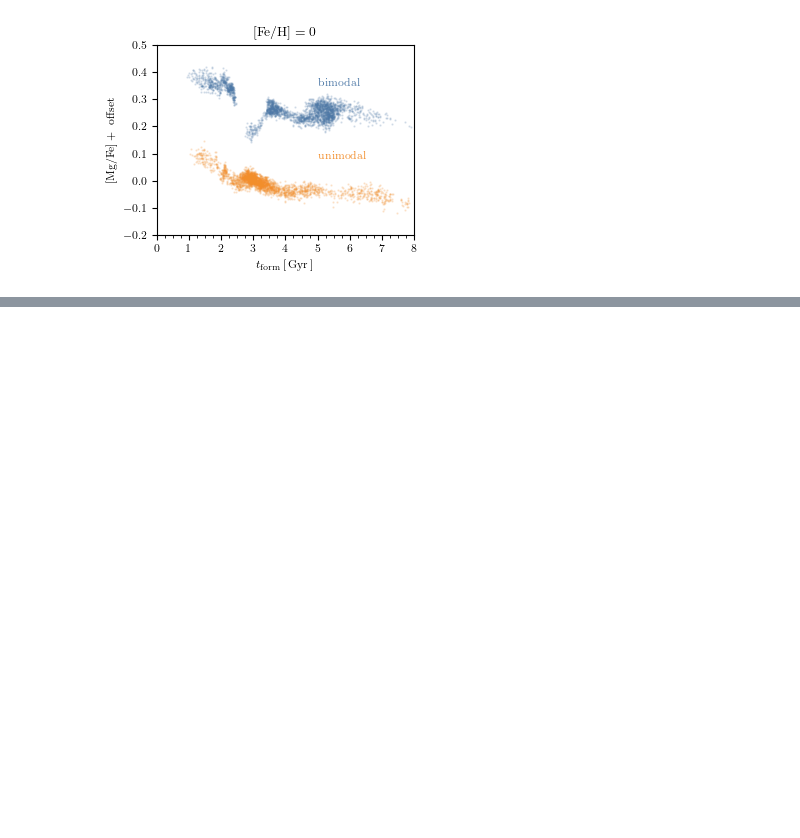
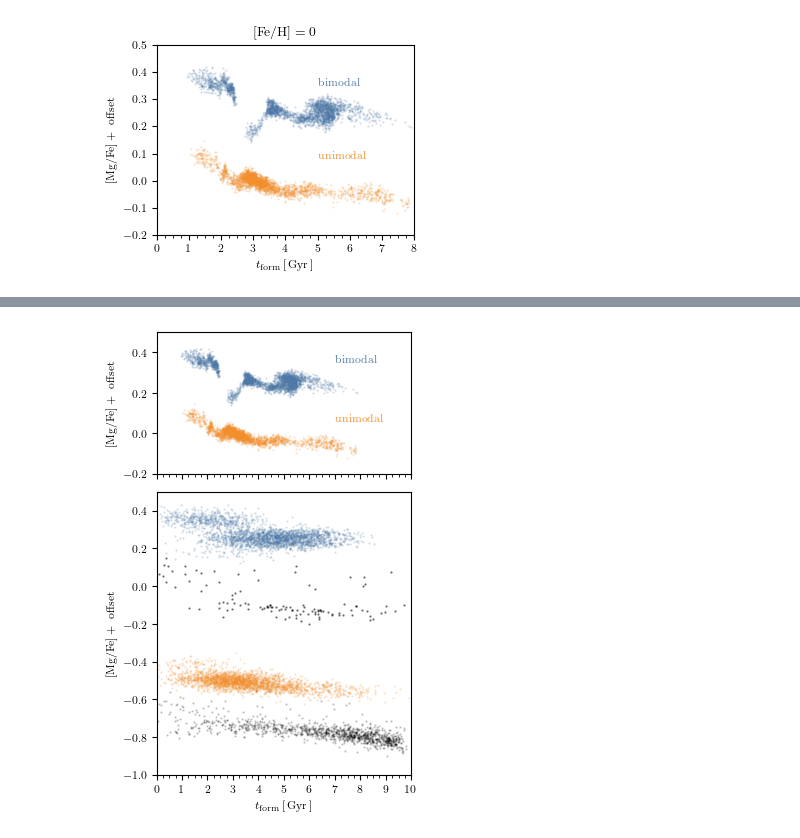
Before and after one commit to gusbeane/GSEgas, a Jupyter notebook: plots/alpha_vs_tform/alpha_vs_tform.ipynb, the cells around one changed output, grey strips where cells are left out. Cells and saved outputs as stored; diff of their text form; code cells hidden in the pictures; blank space fills up the shorter version.

Commit message:
Add obserr alpha tform

```diff
--- a/plots/alpha_vs_tform/alpha_vs_tform.ipynb
+++ b/plots/alpha_vs_tform/alpha_vs_tform.ipynb
@@ -45,6 +45,9 @@ sim0 = ('142', '116', '04')
 sim1 = ('129', '116', '04')
 # %%
 def load_galaxy(sim, idx=320):
+    if sim=='iso':
+        return galaxy.Galaxy(basepath + 'runs/MW7iso/lvl4-Ngb64/output', idx, orient=True)
+
     Rs, Vv, ecc = sim
     key = 'lvl4-Rs'+Rs+'-Vv'+Vv+'-e'+ecc
     return galaxy.Galaxy(basepath + 'runs/MW7_GSE4-eRVgrid-lvl4/' + key + '/output',
@@ -115,3 +120,11 @@ fig.tight_layout()
 fig.savefig('alpha_vs_tform.pdf')
 # %% [output]
 [figure]
+# %%
+# Now get APOKASC2 ages
+from astropy.coordinates import SkyCoord, Galactic, Galactocentric
+from astropy import units as u
+from astropy.io import fits, ascii
+
+fname = '../../data/APOKASC3/Table4.data'
+data = ascii.read(fname)
@@ -117,0 +319,5 @@ fig.savefig('alpha_vs_tform.pdf')
+# %%
+%%time
+N_FeH = 8
+N_MgFe = 8
+MWdat = get_MW_plot_data(N_FeH=N_FeH, N_MgFe=N_MgFe)
@@ -117,0 +329,69 @@ fig.savefig('alpha_vs_tform.pdf')
+# %%
+# same plot with errors
+
+fig, axs = plt.subplots(2, 1, figsize=(columnwidth, 1.5*columnwidth), sharex=True, gridspec_kw={'height_ratios': [1, 2]})
+
+logFeH0 = 0
+dlogFeH = 0.05
+s=0.4
+
+# bimodal sim
+offset = 0
+data = extract_sim_data(gal0)
+key = np.logical_and(data['logFeH'] > logFeH0 - dlogFeH/2, data['logFeH'] < logFeH0 + dlogFeH/2)
+axs[0].scatter(data['tform'][key], data['logMgFe'][key]+offset, c=tb_c[0], s=s, alpha=0.2, label='bimodal')
+
+data['tform'] = np.random.normal(data['tform'], 1)
+data['logFeH'] = np.random.normal(data['logFeH'], 0.0075)
+data['logMgFe'] = np.random.normal(data['logMgFe'], 0.012)
+key = np.logical_and(data['logFeH'] > logFeH0 - dlogFeH/2, data['logFeH'] < logFeH0 + dlogFeH/2)
+axs[1].scatter(data['tform'][key], data['logMgFe'][key]+offset, c=tb_c[0], s=s, alpha=0.2, label='bimodal')
+
+# unimodal sim
+offset = -0.3
+data = extract_sim_data(gal1)
+key = np.logical_and(data['logFeH'] > logFeH0 - dlogFeH/2, data['logFeH'] < logFeH0 + dlogFeH/2)
+axs[0].scatter(data['tform'][key], data['logMgFe'][key]+offset, c=tb_c[1], s=s, alpha=0.2, label='bimodal')
+
+offset = -0.8
+data['tform'] = np.random.normal(data['tform'], 1.0)
+data['logFeH'] = np.random.normal(data['logFeH'], 0.0075)
+data['logMgFe'] = np.random.normal(data['logMgFe'], 0.012)
+key = np.logical_and(data['logFeH'] > logFeH0 - dlogFeH/2, data['logFeH'] < logFeH0 + dlogFeH/2)
+axs[1].scatter(data['tform'][key], data['logMgFe'][key]+offset, c=tb_c[1], s=s, alpha=0.2, label='unimodal')
+
+# data
+offset = -0.25
+logFeH0 = -0.5
+dlogFeH = 0.2
+key = np.logical_and(MWdat['logFeH'] > logFeH0 - dlogFeH/2, MWdat['logFeH'] < logFeH0 + dlogFeH/2)
+axs[1].scatter(10-MWdat['ages'][key], MWdat['logMgFe'][key]+offset, c='k', s=s, alpha=0.5, label='APOKASC3')
+
+offset = -0.8
+logFeH0 = 0.
+dlogFeH = 0.2
+key = np.logical_and(MWdat['logFeH'] > logFeH0 - dlogFeH/2, MWdat['logFeH'] < logFeH0 + dlogFeH/2)
+axs[1].scatter(10-MWdat['ages'][key], MWdat['logMgFe'][key]+offset, c='k', s=s, alpha=0.2, label='APOKASC3')
+
+# ax.set(xlim=(0, 8), ylim=(-0.1, 0.5), title=r'$-0.3 < [\textrm{Fe}/\textrm{H}] < -0.2$')
+axs[0].set(xlim=(0, 10), ylim=(-0.2, 0.5))#, title=r'$[\textrm{Fe}/\textrm{H}] = 0$')
+# axs[0].set(xlabel=r'$t_{\textrm{form}}\,[\,\textrm{Gyr}\,]$', ylabel=r'$[\textrm{Mg}/\textrm{Fe}] + \textrm{ offset}$')
+axs[0].set(ylabel=r'$[\textrm{Mg}/\textrm{Fe}] + \textrm{ offset}$')
+axs[0].text(7, 0.35, r'$\textrm{bimodal}$', c=tb_c[0])
+axs[0].text(7, 0.06, r'$\textrm{unimodal}$', c=tb_c[1])
+axs[0].set(xticks=np.arange(0, 10+1, 1))
+axs[0].set_xticks(np.arange(0, 10+0.25, 0.25), minor=True)
+
+axs[1].set(xlabel=r'$t_{\textrm{form}}\,[\,\textrm{Gyr}\,]$', ylabel=r'$[\textrm{Mg}/\textrm{Fe}] + \textrm{ offset}$')
+# axs[1].text(7, 0.35, r'$\textrm{bimodal}$', c=tb_c[0])
+# axs[1].text(7, 0.06, r'$\textrm{unimodal}$', c=tb_c[1])
+# axs[1].text(7, 0.08-0.27, r'$\textrm{APOKASC3}$', c='k')
+axs[1].set(xticks=np.arange(0, 10+1, 1))
+axs[1].set_xticks(np.arange(0, 10+0.25, 0.25), minor=True)
+axs[1].set(ylim=(-1, 0.5))
+
+# ax.legend(frameon=False)
+fig.tight_layout()
+# fig.savefig('alpha_vs_tform.pdf')
+# %% [output]
+[figure, added]
```
Also changed, not shown: parts of 10 cells of this notebook, 2 other files.
